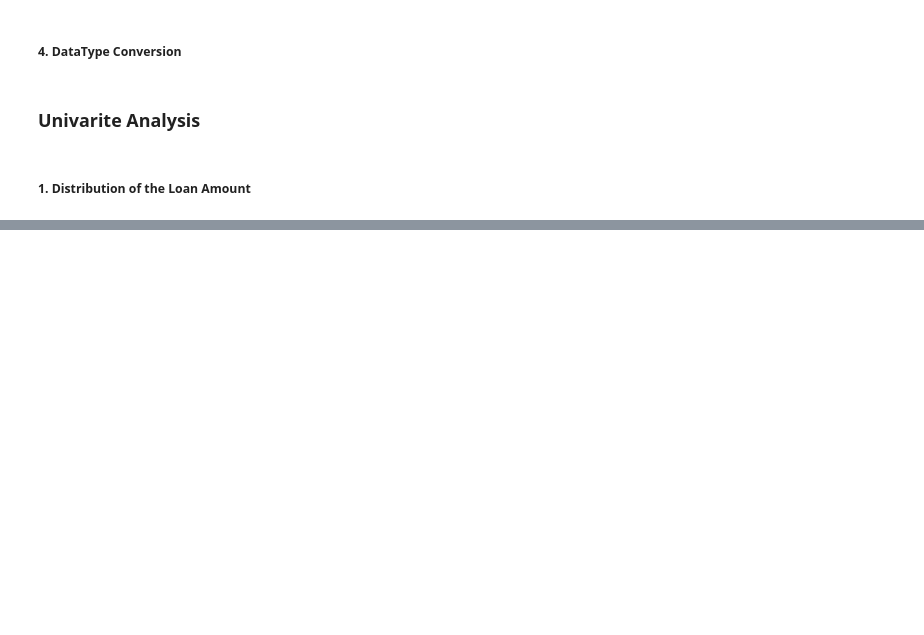
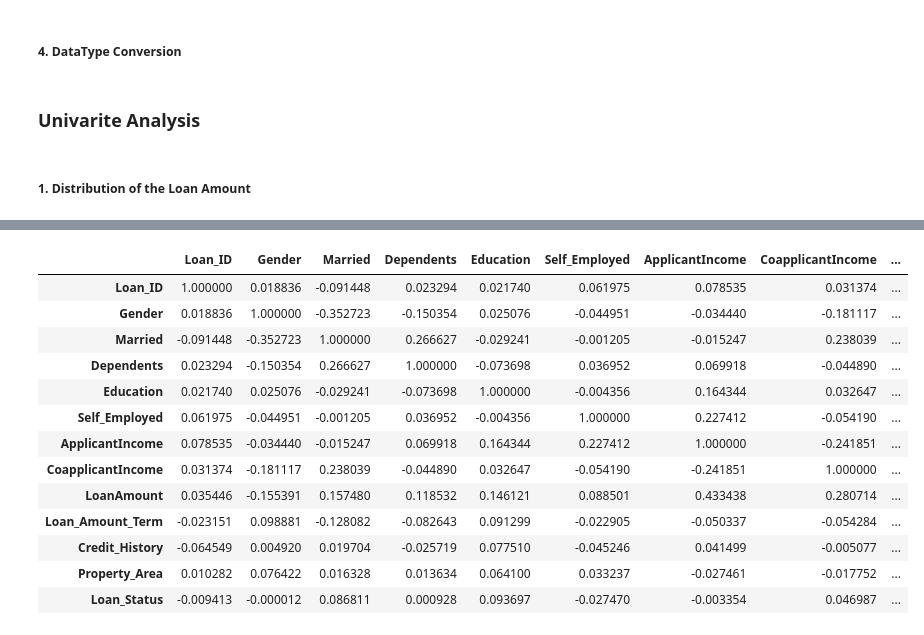
Before and after one commit to MayukhSobo/AnalyticsVidya_Contests, a Jupyter notebook: loanPrediction3/Loan_Prediction_3_EDA.ipynb, the cells around one changed output, grey strips where cells are left out. Drawn from its saved outputs; the diff is of its cells as text; code cells hidden in the pictures; blank space fills up the shorter version.

```diff
--- a/loanPrediction3/Loan_Prediction_3_EDA.ipynb
+++ b/loanPrediction3/Loan_Prediction_3_EDA.ipynb
@@ -174,4 +185,10 @@ dtrain['Self_Employed'] = number.fit_transform(dtrain.Self_Employed.astype('str'
 # %% [markdown]
 For *Property_Area*, *Gender* and *Education* we are performing ratio of the counts of True Loan_Status count to the total Loan_Status Count
+# %%
+import hashlib
+def convert_to_hashes(elem):
+    return round(int(hashlib.md5(elem.encode('utf-8')).hexdigest(), 16) / 1e35, 5)
+dtrain['Gender'] = dtrain['Gender'].apply(convert_to_hashes)
+dtest['Gender'] = dtest['Gender'].apply(convert_to_hashes)
 # %%
 property_counts = dtrain.groupby('Property_Area').Loan_Status.value_counts()
@@ -227,0 +301,19 @@ dtrain.to_csv('data/cleaned_train.csv')
+# %%
+dtrain['Loan_ID'] = dtrain.Loan_ID.apply(convert_to_hashes)
+# %%
+dtrain.corr()
+# %% [output]
+|  | Loan_ID | Gender | Married | Dependents | Education | Self_Employed | ApplicantIncome | CoapplicantIncome | ... |
+| Loan_ID | 1.000000 | 0.018836 | -0.091448 | 0.023294 | 0.021740 | 0.061975 | 0.078535 | 0.031374 | ... |
+| Gender | 0.018836 | 1.000000 | -0.352723 | -0.150354 | 0.025076 | -0.044951 | -0.034440 | -0.181117 | ... |
+| Married | -0.091448 | -0.352723 | 1.000000 | 0.266627 | -0.029241 | -0.001205 | -0.015247 | 0.238039 | ... |
+| Dependents | 0.023294 | -0.150354 | 0.266627 | 1.000000 | -0.073698 | 0.036952 | 0.069918 | -0.044890 | ... |
+| Education | 0.021740 | 0.025076 | -0.029241 | -0.073698 | 1.000000 | -0.004356 | 0.164344 | 0.032647 | ... |
+| Self_Employed | 0.061975 | -0.044951 | -0.001205 | 0.036952 | -0.004356 | 1.000000 | 0.227412 | -0.054190 | ... |
+| ApplicantIncome | 0.078535 | -0.034440 | -0.015247 | 0.069918 | 0.164344 | 0.227412 | 1.000000 | -0.241851 | ... |
+| CoapplicantIncome | 0.031374 | -0.181117 | 0.238039 | -0.044890 | 0.032647 | -0.054190 | -0.241851 | 1.000000 | ... |
+| LoanAmount | 0.035446 | -0.155391 | 0.157480 | 0.118532 | 0.146121 | 0.088501 | 0.433438 | 0.280714 | ... |
+| Loan_Amount_Term | -0.023151 | 0.098881 | -0.128082 | -0.082643 | 0.091299 | -0.022905 | -0.050337 | -0.054284 | ... |
+| Credit_History | -0.064549 | 0.004920 | 0.019704 | -0.025719 | 0.077510 | -0.045246 | 0.041499 | -0.005077 | ... |
+| Property_Area | 0.010282 | 0.076422 | 0.016328 | 0.013634 | 0.064100 | 0.033237 | -0.027461 | -0.017752 | ... |
+| Loan_Status | -0.009413 | -0.000012 | 0.086811 | 0.000928 | 0.093697 | -0.027470 | -0.003354 | 0.046987 | ... |
```
Also changed, not shown: parts of 21 cells of this notebook.
